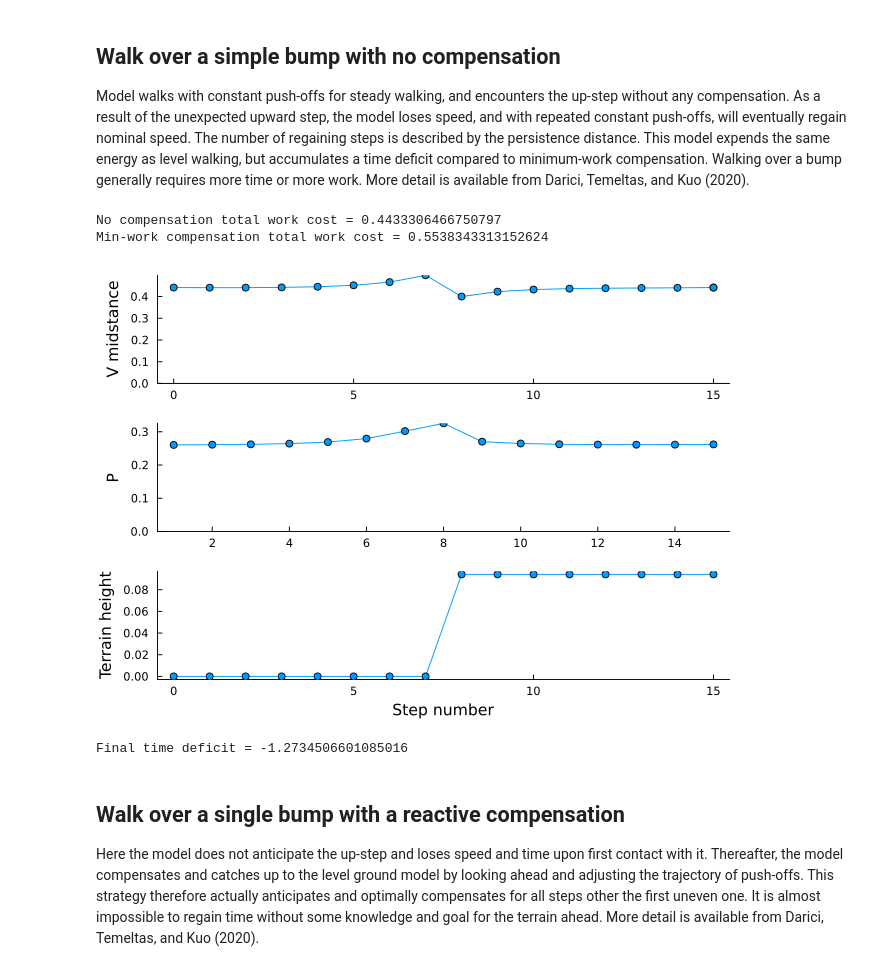
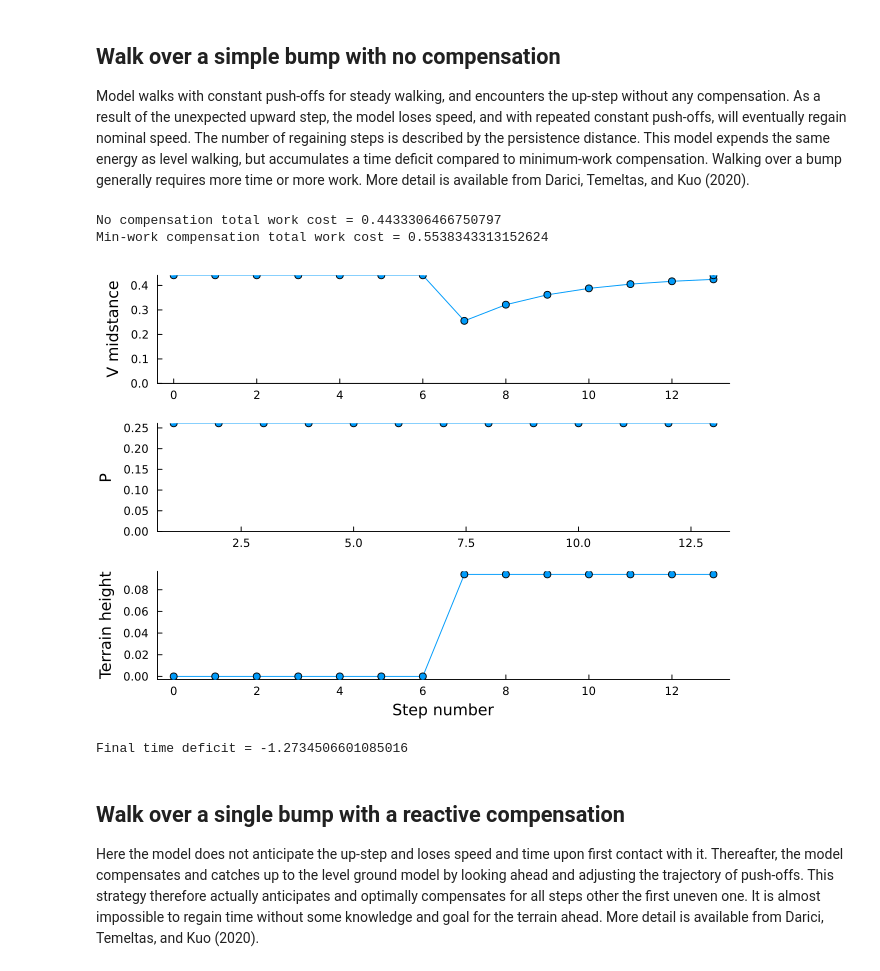
Before and after one commit to kuo-lab/simplelocomotionmodel, a Jupyter notebook: src/uneventerrain.ipynb, the cells around one changed output. Drawn from its saved outputs; the diff is of its cells as text; code cells hidden in the pictures.

```diff
--- a/src/uneventerrain.ipynb
+++ b/src/uneventerrain.ipynb
@@ -118,18 +118,18 @@ Kuo (2020).
 # %%
 upstep = δs[2][2] # up-step terrain, get the terrain array
 nsteps = length(upstep)
 nocompresult = multistep(wstar4s, Ps=fill(wstar4s.P,nsteps),δangles=upstep,boundaryvels=(wstar4s.vm,wstar4s.vm))
 println("No compensation total work cost = ", nocompresult.totalcost)
 println("Min-work compensation total work cost = ", upstepresult.totalcost)
-p = multistepplot(upstepresult, legend=false, boundarywork=false)
+p = multistepplot(nocompresult, legend=false, boundarywork=false)
 display(p)
 plot(cumsum(upstepresult.steps.tf),label="min work")
 plot!(cumsum(nocompresult.steps.tf), xlabel="step",ylabel="accumulated time", label="no compensation")
 println("Final time deficit = ", -sum(upstepresult.steps.tf)+sum(nocompresult.steps.tf))
 # %% [output]
 No compensation total work cost = 0.4433306466750797
 Min-work compensation total work cost = 0.5538343313152624
-[figure, old version]
+[figure, new version]
 Final time deficit = -1.2734506601085016
 # %% [markdown]
 ## Walk over a single bump with a reactive compensation
```
Also changed, not shown: parts of 1 cell of this notebook, 27 other files.
